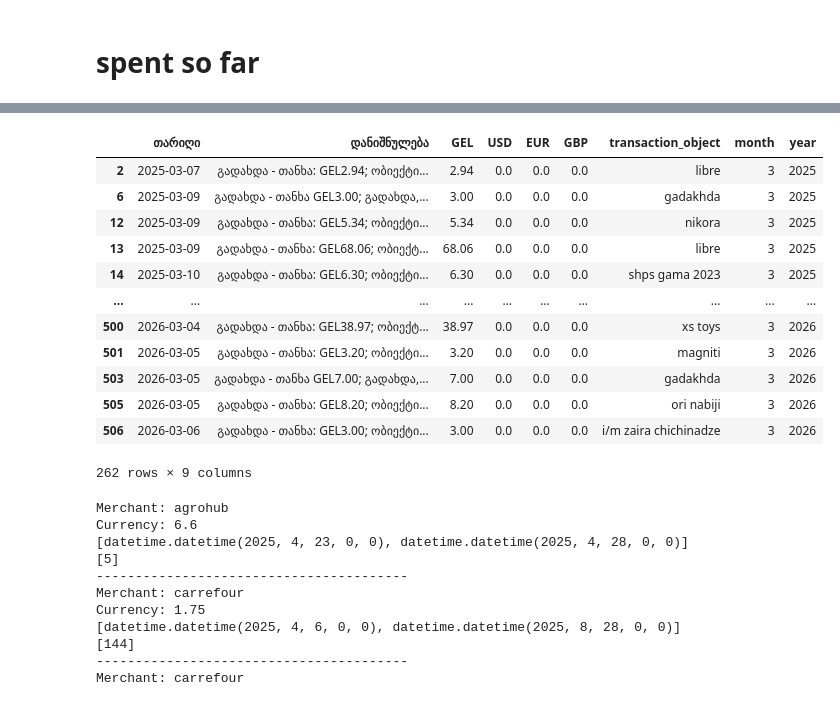
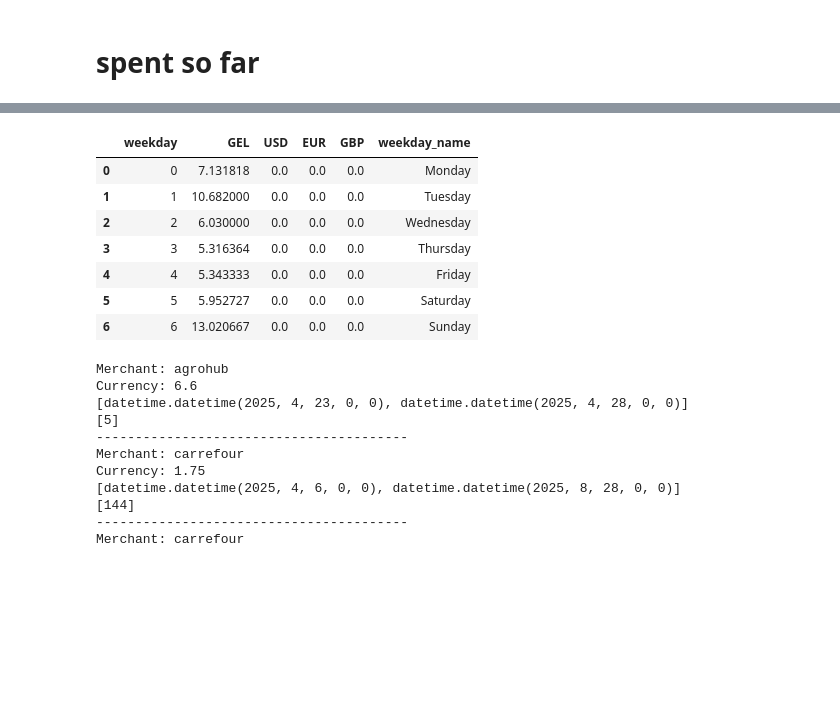
Before and after one commit to SabaGuledani/financeAI, a Jupyter notebook: ml/experiments/dashboards.ipynb, the cells around one changed output, grey strips where cells are left out. Cells and saved outputs as stored; diff of their text form; code cells hidden in the pictures; blank space fills up the shorter version.

Commit message:
feat: day spending with category filtering

```diff
--- a/ml/experiments/dashboards.ipynb
+++ b/ml/experiments/dashboards.ipynb
@@ -170,19 +166,26 @@ At this pace, you’re projected to spend 375 GEL this month.
 # %%
-df
+WEEKDAY_NAMES = ["Monday", "Tuesday", "Wednesday", "Thursday", "Friday", "Saturday", "Sunday"]
+
+def get_avg_spending_by_weekday(df:pd.DataFrame, category:str="all"):
+    df = df.copy()
+    df["weekday"] = df["თარიღი"].dt.dayofweek  # 0=Monday, 6=Sunday
+    if category != "all":
+        df = df[df["category"] == category]
+    avg = df.groupby("weekday")[["GEL","USD","EUR","GBP"]].mean()
+    avg = avg.reindex(range(7), fill_value=0)
+    avg["weekday_name"] = WEEKDAY_NAMES
+    return avg.reset_index()
+
+get_avg_spending_by_weekday(df, "libre")
 # %% [output]
-|  | თარიღი | დანიშნულება | GEL | USD | EUR | GBP | transaction_object | month | year |
-| 2 | 2025-03-07 | გადახდა - თანხა: GEL2.94; ობიექტი... | 2.94 | 0.0 | 0.0 | 0.0 | libre | 3 | 2025 |
-| 6 | 2025-03-09 | გადახდა - თანხა GEL3.00; გადახდა,... | 3.00 | 0.0 | 0.0 | 0.0 | gadakhda | 3 | 2025 |
-| 12 | 2025-03-09 | გადახდა - თანხა: GEL5.34; ობიექტი... | 5.34 | 0.0 | 0.0 | 0.0 | nikora | 3 | 2025 |
-| 13 | 2025-03-09 | გადახდა - თანხა: GEL68.06; ობიექტ... | 68.06 | 0.0 | 0.0 | 0.0 | libre | 3 | 2025 |
-| 14 | 2025-03-10 | გადახდა - თანხა: GEL6.30; ობიექტი... | 6.30 | 0.0 | 0.0 | 0.0 | shps gama 2023 | 3 | 2025 |
-| ... | ... | ... | ... | ... | ... | ... | ... | ... | ... |
-| 500 | 2026-03-04 | გადახდა - თანხა: GEL38.97; ობიექტ... | 38.97 | 0.0 | 0.0 | 0.0 | xs toys | 3 | 2026 |
-| 501 | 2026-03-05 | გადახდა - თანხა: GEL3.20; ობიექტი... | 3.20 | 0.0 | 0.0 | 0.0 | magniti | 3 | 2026 |
-| 503 | 2026-03-05 | გადახდა - თანხა GEL7.00; გადახდა,... | 7.00 | 0.0 | 0.0 | 0.0 | gadakhda | 3 | 2026 |
-| 505 | 2026-03-05 | გადახდა - თანხა: GEL8.20; ობიექტი... | 8.20 | 0.0 | 0.0 | 0.0 | ori nabiji | 3 | 2026 |
-| 506 | 2026-03-06 | გადახდა - თანხა: GEL3.00; ობიექტი... | 3.00 | 0.0 | 0.0 | 0.0 | i/m zaira chichinadze | 3 | 2026 |
+|  | weekday | GEL | USD | EUR | GBP | weekday_name |
+| 0 | 0 | 7.131818 | 0.0 | 0.0 | 0.0 | Monday |
+| 1 | 1 | 10.682000 | 0.0 | 0.0 | 0.0 | Tuesday |
+| 2 | 2 | 6.030000 | 0.0 | 0.0 | 0.0 | Wednesday |
+| 3 | 3 | 5.316364 | 0.0 | 0.0 | 0.0 | Thursday |
+| 4 | 4 | 5.343333 | 0.0 | 0.0 | 0.0 | Friday |
+| 5 | 5 | 5.952727 | 0.0 | 0.0 | 0.0 | Saturday |
+| 6 | 6 | 13.020667 | 0.0 | 0.0 | 0.0 | Sunday |
-262 rows × 9 columns
 # %%
 #  --------------------- subscriptions code ----------------------
 # from datetime import datetime
```
Also changed, not shown: parts of 1 cell of this notebook, 5 other files.
